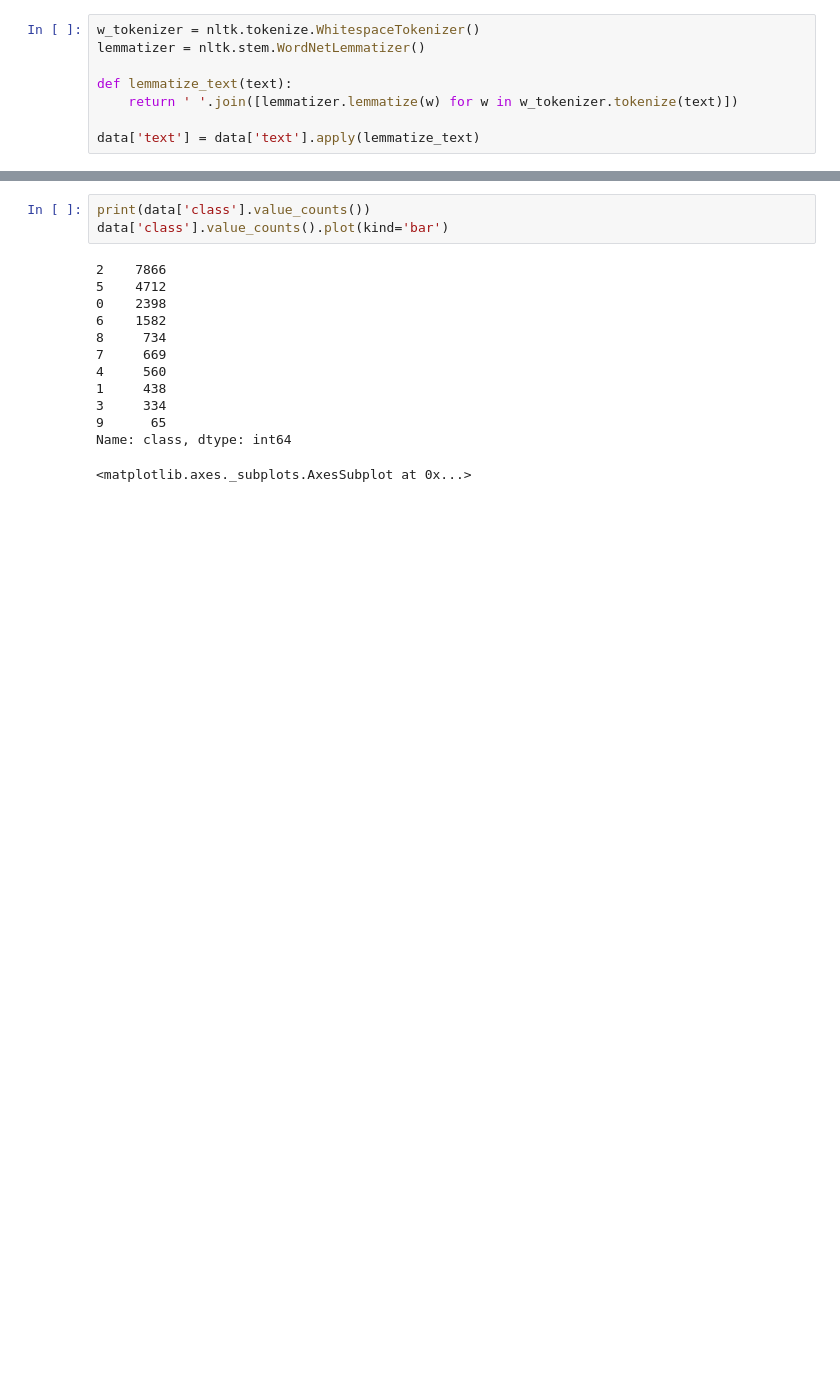
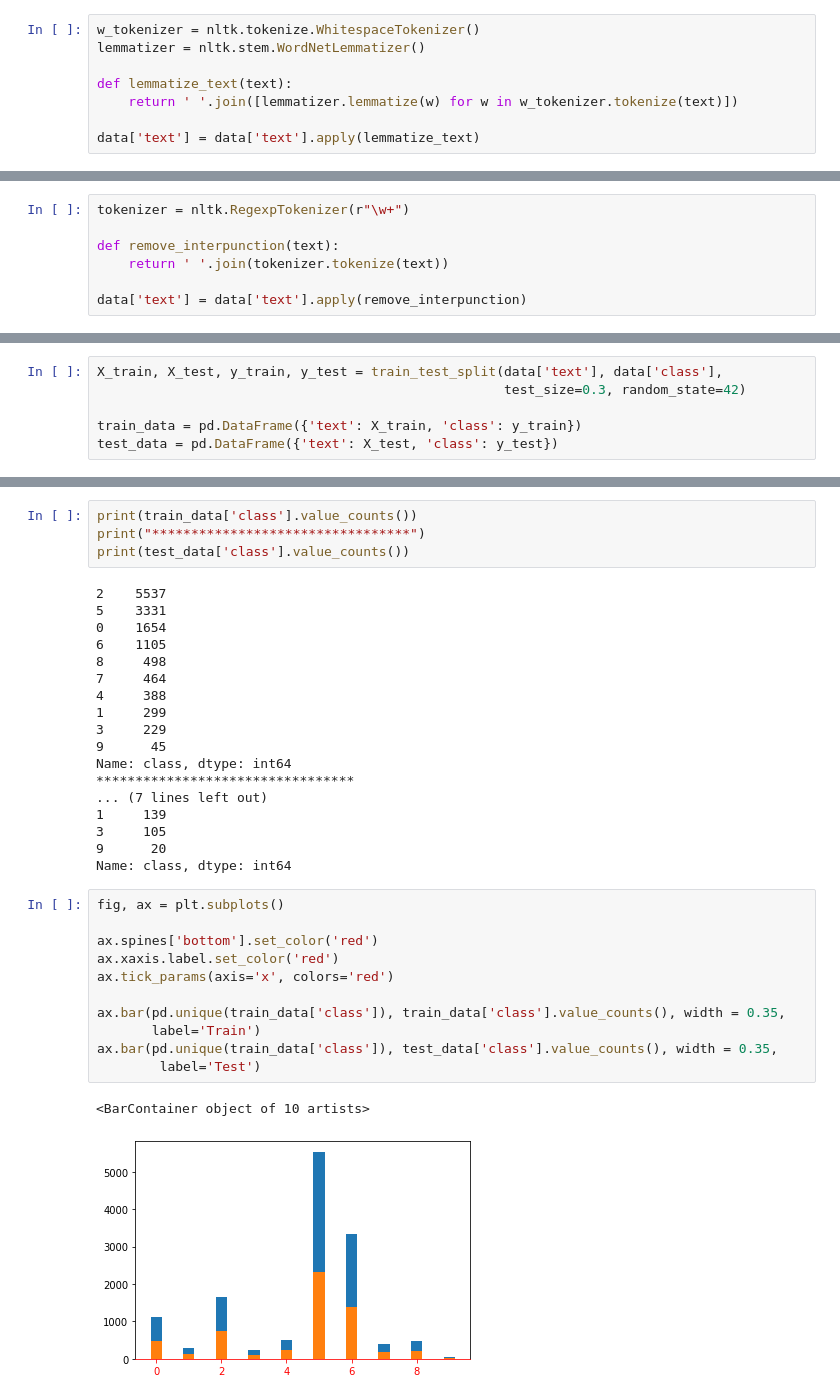
Before and after one commit to milanjokanovic/pravna-projekat, a Jupyter notebook: Preprocessing.ipynb, the cells around one changed output, grey strips where cells are left out. Cells and saved outputs as stored; diff of their text form; blank space fills up the shorter version.

Commit message:
Finished preprocessing, created train/test files, finished KNN

```diff
--- a/Preprocessing.ipynb
+++ b/Preprocessing.ipynb
@@ -97,0 +91,7 @@ data.to_csv('dataset/train_preprocessed.csv')
+# %%
+tokenizer = nltk.RegexpTokenizer(r"\w+")
+
+def remove_interpunction(text):
+    return ' '.join(tokenizer.tokenize(text))
+
+data['text'] = data['text'].apply(remove_interpunction)
@@ -97,0 +101,6 @@ data.to_csv('dataset/train_preprocessed.csv')
+# %%
+X_train, X_test, y_train, y_test = train_test_split(data['text'], data['class'],
+                                                    test_size=0.3, random_state=42)
+
+train_data = pd.DataFrame({'text': X_train, 'class': y_train})
+test_data = pd.DataFrame({'text': X_test, 'class': y_test})
@@ -98,16 +114,36 @@ data.to_csv('dataset/train_preprocessed.csv')
 # %%
-print(data['class'].value_counts())
-data['class'].value_counts().plot(kind='bar')
+print(train_data['class'].value_counts())
+print("*********************************")
+print(test_data['class'].value_counts())
 # %% [output]
-2    7866
-5    4712
-0    2398
-6    1582
-8     734
-7     669
-4     560
-1     438
-3     334
-9      65
+2    5537
+5    3331
+0    1654
+6    1105
+8     498
+7     464
+4     388
+1     299
+3     229
+9      45
 Name: class, dtype: int64
+*********************************
+... (7 lines left out)
+1     139
+3     105
+9      20
+Name: class, dtype: int64
-<matplotlib.axes._subplots.AxesSubplot at 0x...>
+# %%
+fig, ax = plt.subplots()
+
+ax.spines['bottom'].set_color('red')
+ax.xaxis.label.set_color('red')
+ax.tick_params(axis='x', colors='red')
+
+ax.bar(pd.unique(train_data['class']), train_data['class'].value_counts(), width = 0.35,
+       label='Train')
+ax.bar(pd.unique(train_data['class']), test_data['class'].value_counts(), width = 0.35,
+        label='Test')
+# %% [output]
+<BarContainer object of 10 artists>
+[figure, added]
```
Also changed, not shown: parts of 14 cells of this notebook, 7 other files.
